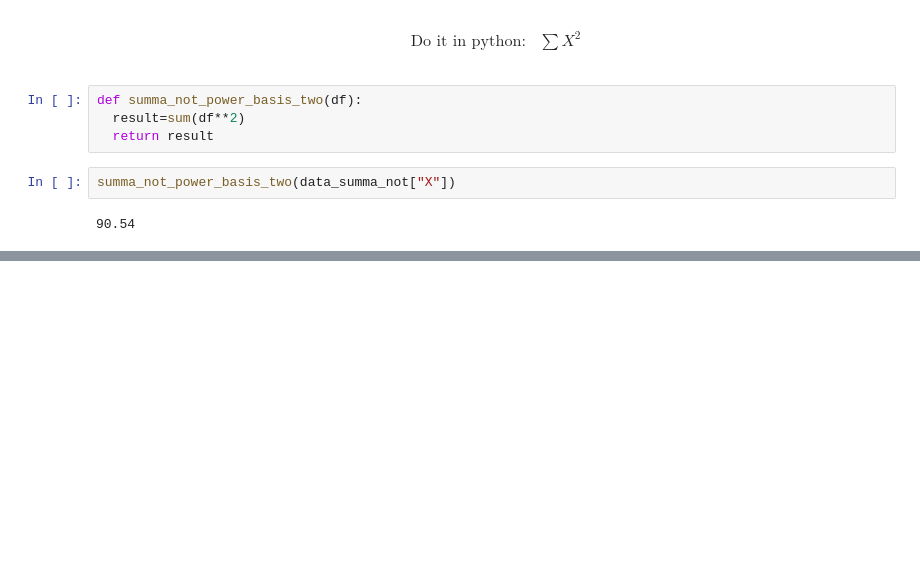
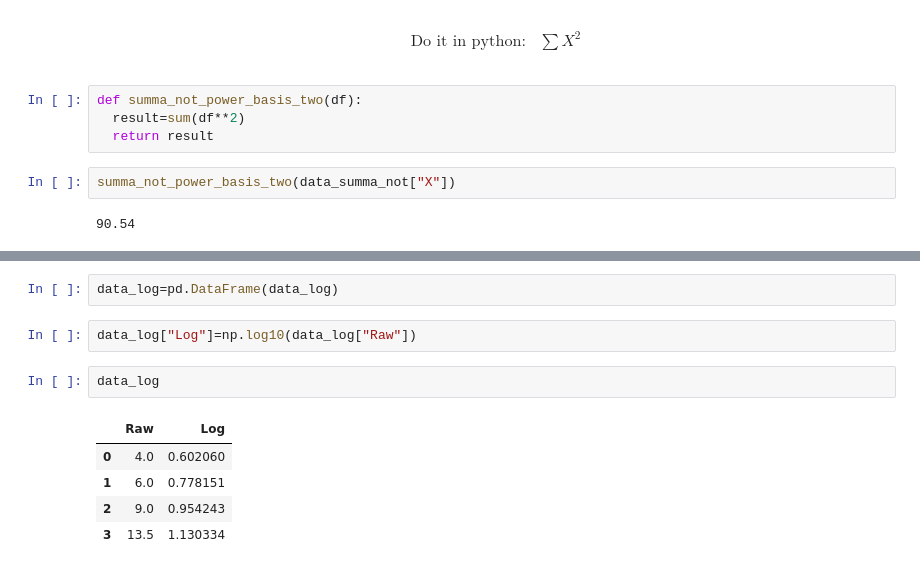
Before and after one commit to ackermanjayjay/walkhtrough-ai, a Jupyter notebook: Statistic/Statistic.ipynb, the cells around one changed output, grey strips where cells are left out. Saved outputs shown, nothing was run; the diff lists cells and outputs as text; blank space fills up the shorter version.

```diff
--- a/Statistic/Statistic.ipynb
+++ b/Statistic/Statistic.ipynb
@@ -94,0 +148,12 @@ summa_not_power_basis_two(data_summa_not["X"])
+# %%
+data_log=pd.DataFrame(data_log)
+# %%
+data_log["Log"]=np.log10(data_log["Raw"])
+# %%
+data_log
+# %% [output]
+|  | Raw | Log |
+| 0 | 4.0 | 0.602060 |
+| 1 | 6.0 | 0.778151 |
+| 2 | 9.0 | 0.954243 |
+| 3 | 13.5 | 1.130334 |
```
Also changed, not shown: parts of 13 cells of this notebook.
